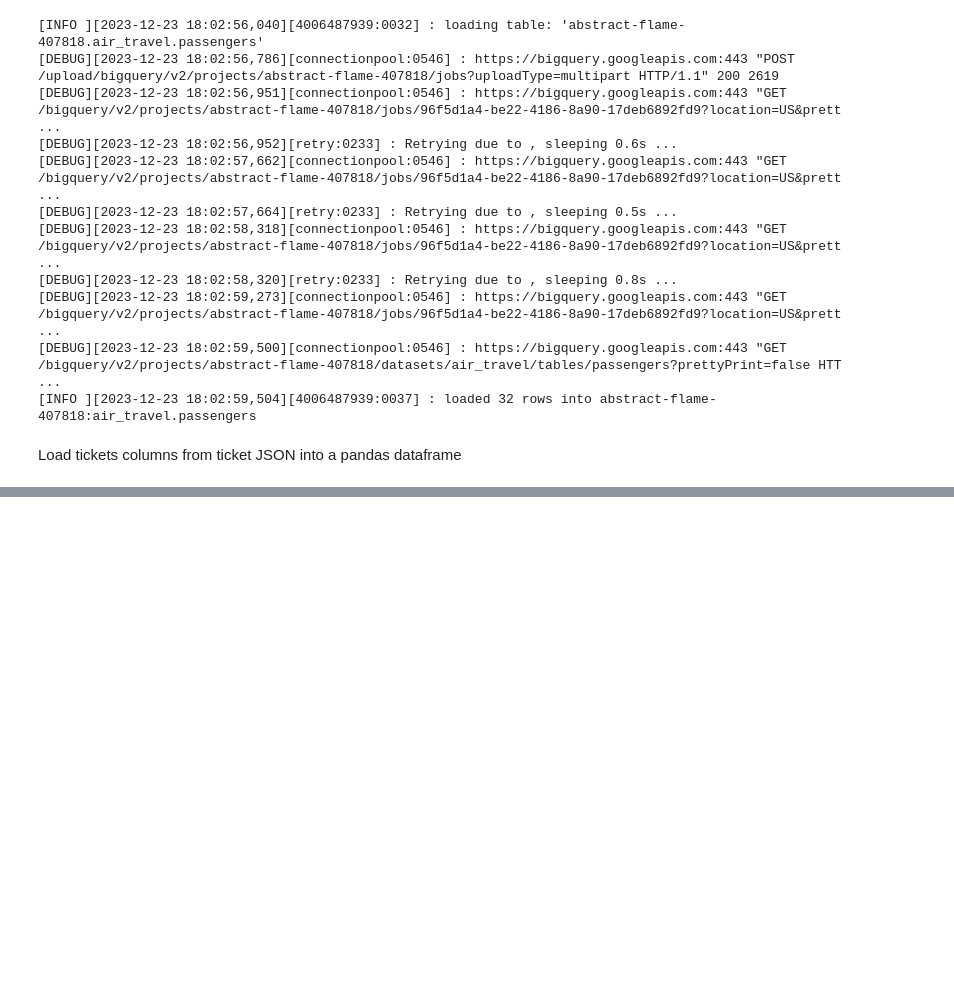
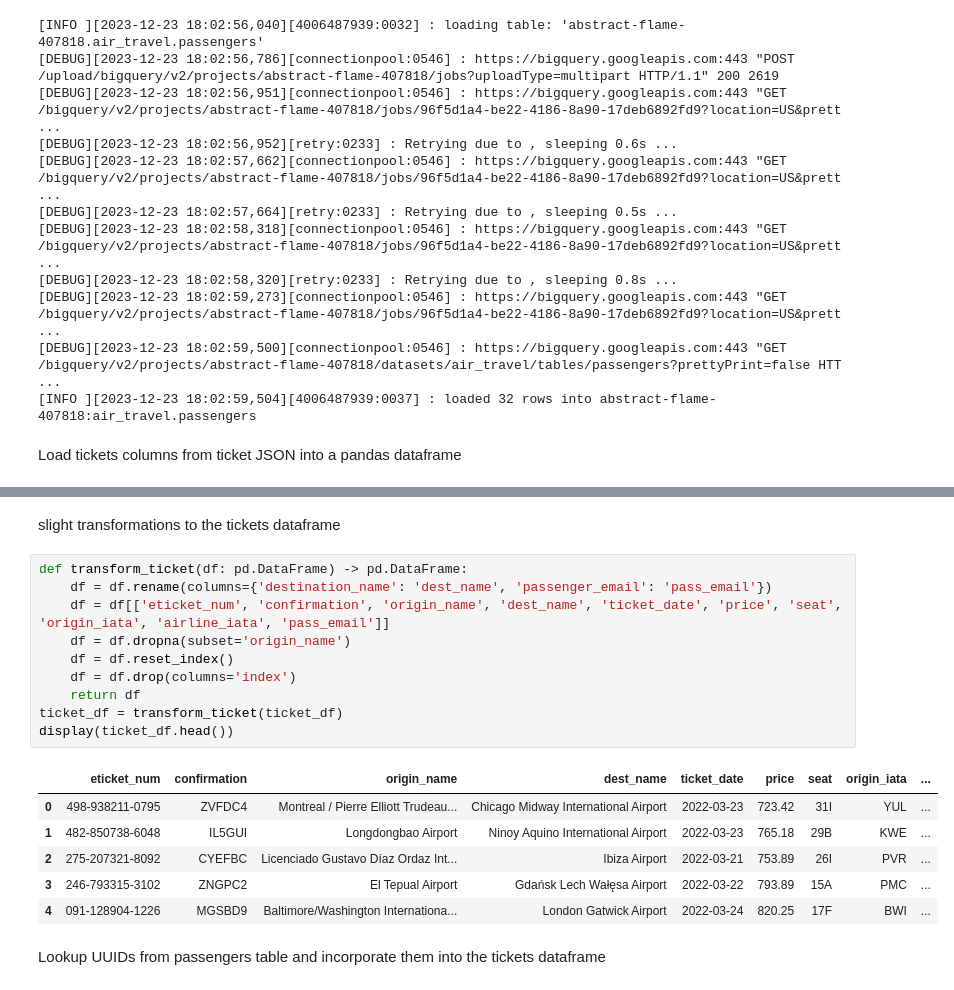
Before and after one commit to thehalfkoreanzombie/CR-8-Data-Modeling, a Jupyter notebook: main.ipynb, the cells around one changed output, grey strips where cells are left out. Drawn from its saved outputs; the diff is of its cells as text; blank space fills up the shorter version.

```diff
--- a/main.ipynb
+++ b/main.ipynb
@@ -411,0 +426,21 @@ display(ticket_df.head())
+# %% [markdown]
+slight transformations to the tickets dataframe
+# %%
+def transform_ticket(df: pd.DataFrame) -> pd.DataFrame:
+    df = df.rename(columns={'destination_name': 'dest_name', 'passenger_email': 'pass_email'})
+    df = df[['eticket_num', 'confirmation', 'origin_name', 'dest_name', 'ticket_date', 'price', 'seat', 'origin_iata', 'airline_iata', 'pass_email']]
+    df = df.dropna(subset='origin_name')
+    df = df.reset_index()
+    df = df.drop(columns='index')
+    return df
+ticket_df = transform_ticket(ticket_df)
+display(ticket_df.head())
+# %% [output]
+|  | eticket_num | confirmation | origin_name | dest_name | ticket_date | price | seat | origin_iata | ... |
+| 0 | 498-938211-0795 | ZVFDC4 | Montreal / Pierre Elliott Trudeau... | Chicago Midway International Airport | 2022-03-23 | 723.42 | 31I | YUL | ... |
+| 1 | 482-850738-6048 | IL5GUI | Longdongbao Airport | Ninoy Aquino International Airport | 2022-03-23 | 765.18 | 29B | KWE | ... |
+| 2 | 275-207321-8092 | CYEFBC | Licenciado Gustavo Díaz Ordaz Int... | Ibiza Airport | 2022-03-21 | 753.89 | 26I | PVR | ... |
+| 3 | 246-793315-3102 | ZNGPC2 | El Tepual Airport | Gdańsk Lech Wałęsa Airport | 2022-03-22 | 793.89 | 15A | PMC | ... |
+| 4 | 091-128904-1226 | MGSBD9 | Baltimore/Washington Internationa... | London Gatwick Airport | 2022-03-24 | 820.25 | 17F | BWI | ... |
+# %% [markdown]
+Lookup UUIDs from passengers table and incorporate them into the tickets dataframe
```
Also changed, not shown: parts of 8 cells of this notebook, 1 other file.
